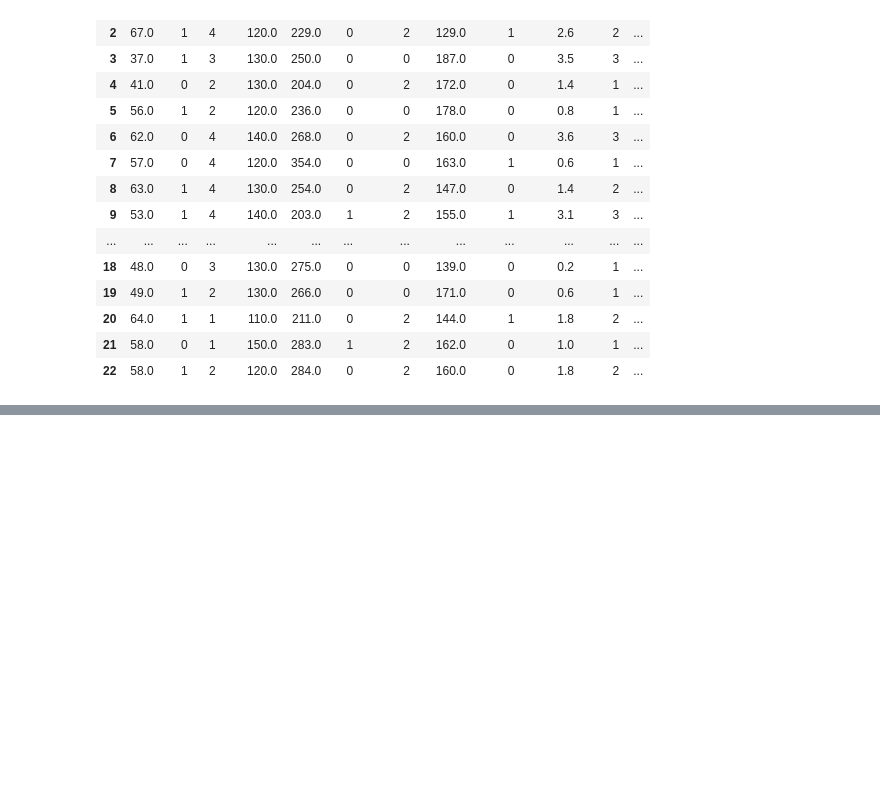
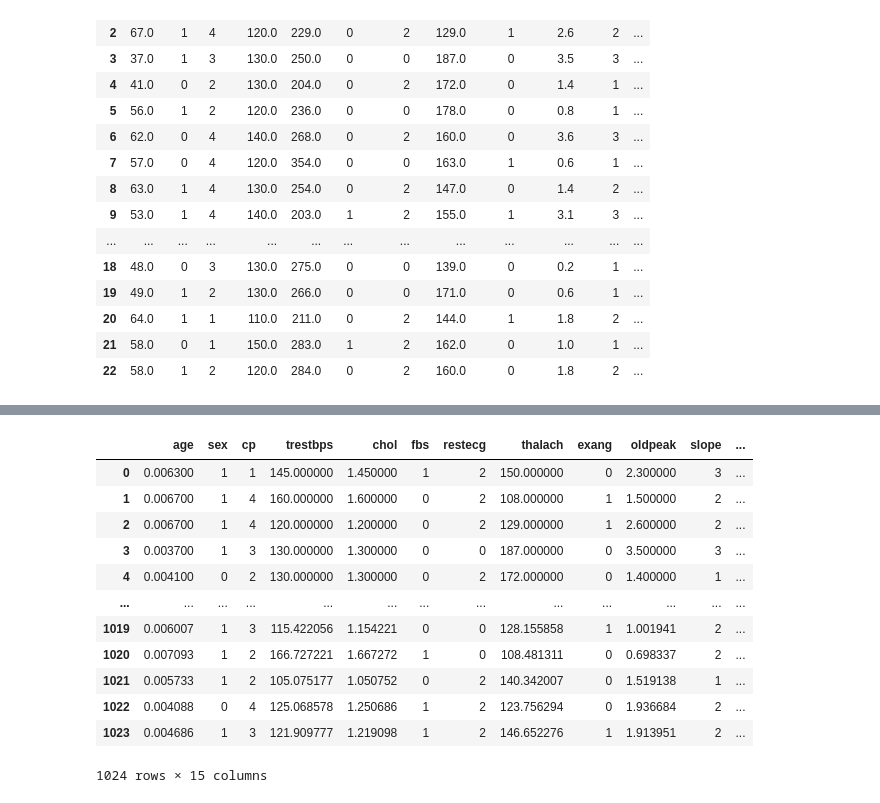
Before and after one commit to notarkhit/python-learning, a Jupyter notebook: ml-lab/lab1/heart_diseases.ipynb, the cells around one changed output, grey strips where cells are left out. Saved outputs shown, nothing was run; the diff lists cells and outputs as text; code cells hidden in the pictures; blank space fills up the shorter version.

```diff
--- a/ml-lab/lab1/heart_diseases.ipynb
+++ b/ml-lab/lab1/heart_diseases.ipynb
@@ -181,7 +181,7 @@ data.head(23)
 | 22 | 58.0 | 1 | 2 | 120.0 | 284.0 | 0 | 2 | 160.0 | 0 | 1.8 | 2 | ... |
 # %%
 def fun(x):
-    return x*10
+    return x/100
 # %%
 newdata = data["thalach"].apply(fun)
 # %%
@@ -205,0 +217,18 @@ NameError: name 'false' is not defined
+# %%
+data[["chol","age"]] = data[["trestbps","age"]].apply(fun)
+# %%
+data
+# %% [output]
+|  | age | sex | cp | trestbps | chol | fbs | restecg | thalach | exang | oldpeak | slope | ... |
+| 0 | 0.006300 | 1 | 1 | 145.000000 | 1.450000 | 1 | 2 | 150.000000 | 0 | 2.300000 | 3 | ... |
+| 1 | 0.006700 | 1 | 4 | 160.000000 | 1.600000 | 0 | 2 | 108.000000 | 1 | 1.500000 | 2 | ... |
+| 2 | 0.006700 | 1 | 4 | 120.000000 | 1.200000 | 0 | 2 | 129.000000 | 1 | 2.600000 | 2 | ... |
+| 3 | 0.003700 | 1 | 3 | 130.000000 | 1.300000 | 0 | 0 | 187.000000 | 0 | 3.500000 | 3 | ... |
+| 4 | 0.004100 | 0 | 2 | 130.000000 | 1.300000 | 0 | 2 | 172.000000 | 0 | 1.400000 | 1 | ... |
+| ... | ... | ... | ... | ... | ... | ... | ... | ... | ... | ... | ... | ... |
+| 1019 | 0.006007 | 1 | 3 | 115.422056 | 1.154221 | 0 | 0 | 128.155858 | 1 | 1.001941 | 2 | ... |
+| 1020 | 0.007093 | 1 | 2 | 166.727221 | 1.667272 | 1 | 0 | 108.481311 | 0 | 0.698337 | 2 | ... |
+| 1021 | 0.005733 | 1 | 2 | 105.075177 | 1.050752 | 0 | 2 | 140.342007 | 0 | 1.519138 | 1 | ... |
+| 1022 | 0.004088 | 0 | 4 | 125.068578 | 1.250686 | 1 | 2 | 123.756294 | 0 | 1.936684 | 2 | ... |
+| 1023 | 0.004686 | 1 | 3 | 121.909777 | 1.219098 | 1 | 2 | 146.652276 | 1 | 1.913951 | 2 | ... |
+1024 rows × 15 columns
```
Also changed, not shown: parts of 2 cells of this notebook, 2 other files.
